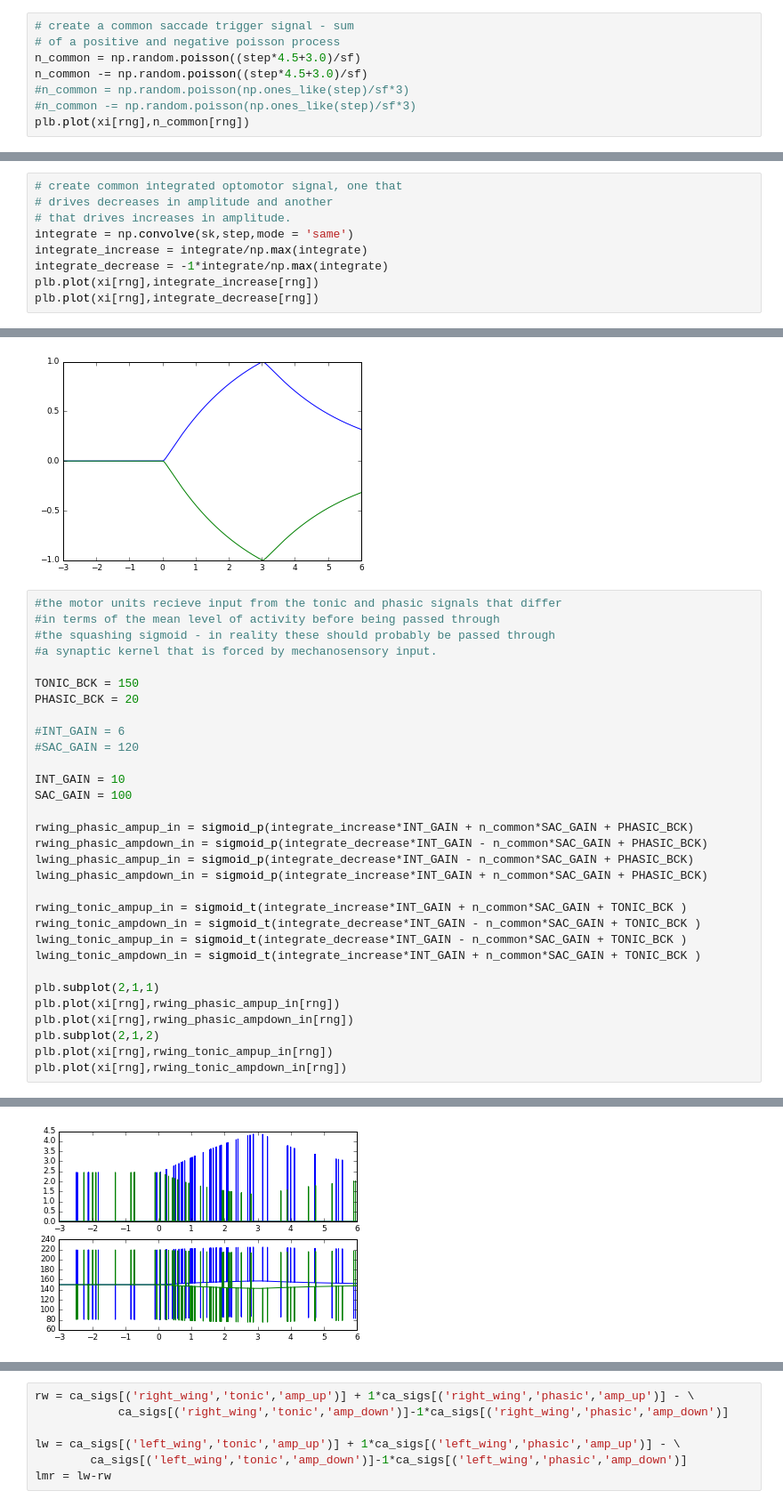
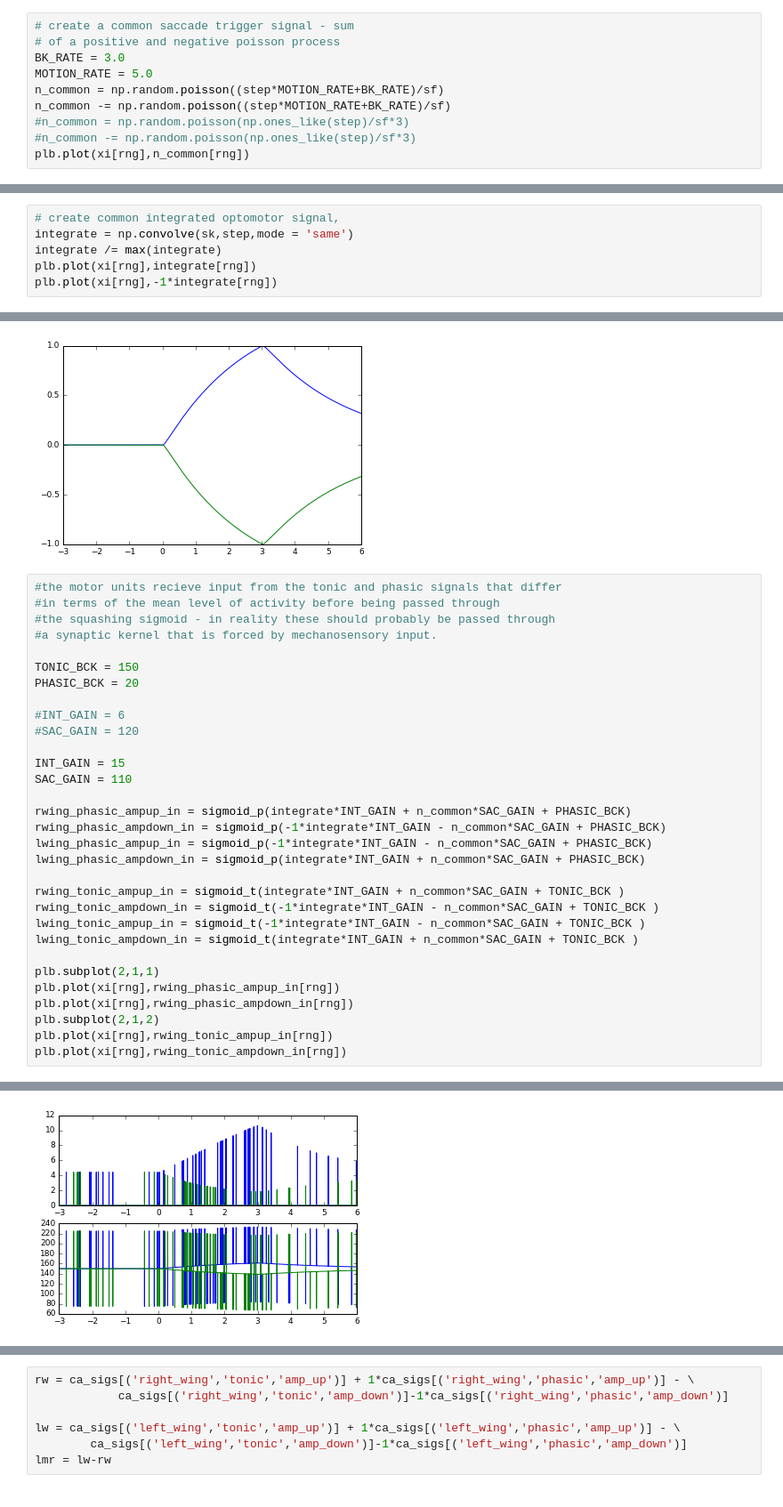
Before and after one commit to psilentp/flight-muscles, a Jupyter notebook: experimental/09_summary/summary_figure.ipynb, the cells around one changed output, grey strips where cells are left out. Shown at 89% size. Cells and saved outputs as stored; diff of their text form.

Commit message:
small change to summary figure, making changes on dynamics sequence

```diff
--- a/experimental/09_summary/summary_figure.ipynb
+++ b/experimental/09_summary/summary_figure.ipynb
@@ -64,8 +64,10 @@ rng = ((xi>-3) & (xi<6))
 # %%
 # create a common saccade trigger signal - sum
 # of a positive and negative poisson process
-n_common = np.random.poisson((step*4.5+3.0)/sf)
-n_common -= np.random.poisson((step*4.5+3.0)/sf)
+BK_RATE = 3.0
+MOTION_RATE = 5.0
+n_common = np.random.poisson((step*MOTION_RATE+BK_RATE)/sf)
+n_common -= np.random.poisson((step*MOTION_RATE+BK_RATE)/sf)
 #n_common = np.random.poisson(np.ones_like(step)/sf*3)
 #n_common -= np.random.poisson(np.ones_like(step)/sf*3)
 plb.plot(xi[rng],n_common[rng])
@@ -75,49 +77,46 @@ plb.plot(xi[rng],n_common[rng])
 # %%
-# create common integrated optomotor signal, one that
-# drives decreases in amplitude and another
-# that drives increases in amplitude.
+# create common integrated optomotor signal,
 integrate = np.convolve(sk,step,mode = 'same')
-integrate_increase = integrate/np.max(integrate)
-integrate_decrease = -1*integrate/np.max(integrate)
-plb.plot(xi[rng],integrate_increase[rng])
-plb.plot(xi[rng],integrate_decrease[rng])
+integrate /= max(integrate)
+plb.plot(xi[rng],integrate[rng])
+plb.plot(xi[rng],-1*integrate[rng])
 # %% [output]
 [<matplotlib.lines.Line2D at 0x...>]
 [figure]
 # %%
 #the motor units recieve input from the tonic and phasic signals that differ
 #in terms of the mean level of activity before being passed through
 #the squashing sigmoid - in reality these should probably be passed through
 #a synaptic kernel that is forced by mechanosensory input.
 
 TONIC_BCK = 150
 PHASIC_BCK = 20
 
 #INT_GAIN = 6
 #SAC_GAIN = 120
 
-INT_GAIN = 10
-SAC_GAIN = 100
+INT_GAIN = 15
+SAC_GAIN = 110
 
-rwing_phasic_ampup_in = sigmoid_p(integrate_increase*INT_GAIN + n_common*SAC_GAIN + PHASIC_BCK)
-rwing_phasic_ampdown_in = sigmoid_p(integrate_decrease*INT_GAIN - n_common*SAC_GAIN + PHASIC_BCK)
-lwing_phasic_ampup_in = sigmoid_p(integrate_decrease*INT_GAIN - n_common*SAC_GAIN + PHASIC_BCK)
-lwing_phasic_ampdown_in = sigmoid_p(integrate_increase*INT_GAIN + n_common*SAC_GAIN + PHASIC_BCK)
+rwing_phasic_ampup_in = sigmoid_p(integrate*INT_GAIN + n_common*SAC_GAIN + PHASIC_BCK)
+rwing_phasic_ampdown_in = sigmoid_p(-1*integrate*INT_GAIN - n_common*SAC_GAIN + PHASIC_BCK)
+lwing_phasic_ampup_in = sigmoid_p(-1*integrate*INT_GAIN - n_common*SAC_GAIN + PHASIC_BCK)
+lwing_phasic_ampdown_in = sigmoid_p(integrate*INT_GAIN + n_common*SAC_GAIN + PHASIC_BCK)
 
-rwing_tonic_ampup_in = sigmoid_t(integrate_increase*INT_GAIN + n_common*SAC_GAIN + TONIC_BCK )
-rwing_tonic_ampdown_in = sigmoid_t(integrate_decrease*INT_GAIN - n_common*SAC_GAIN + TONIC_BCK )
-lwing_tonic_ampup_in = sigmoid_t(integrate_decrease*INT_GAIN - n_common*SAC_GAIN + TONIC_BCK )
-lwing_tonic_ampdown_in = sigmoid_t(integrate_increase*INT_GAIN + n_common*SAC_GAIN + TONIC_BCK )
+rwing_tonic_ampup_in = sigmoid_t(integrate*INT_GAIN + n_common*SAC_GAIN + TONIC_BCK )
+rwing_tonic_ampdown_in = sigmoid_t(-1*integrate*INT_GAIN - n_common*SAC_GAIN + TONIC_BCK )
+lwing_tonic_ampup_in = sigmoid_t(-1*integrate*INT_GAIN - n_common*SAC_GAIN + TONIC_BCK )
+lwing_tonic_ampdown_in = sigmoid_t(integrate*INT_GAIN + n_common*SAC_GAIN + TONIC_BCK )
 
 plb.subplot(2,1,1)
 plb.plot(xi[rng],rwing_phasic_ampup_in[rng])
 plb.plot(xi[rng],rwing_phasic_ampdown_in[rng])
 plb.subplot(2,1,2)
 plb.plot(xi[rng],rwing_tonic_ampup_in[rng])
 plb.plot(xi[rng],rwing_tonic_ampdown_in[rng])
 # %% [output]
 [<matplotlib.lines.Line2D at 0x...>]
-[figure, old version]
+[figure, new version]
 # %%
 # to create the calcium signals we pass the muscle input rates through a poisson process to get
 # the 'muscle kernel'
```
Also changed, not shown: parts of 8 cells of this notebook.
